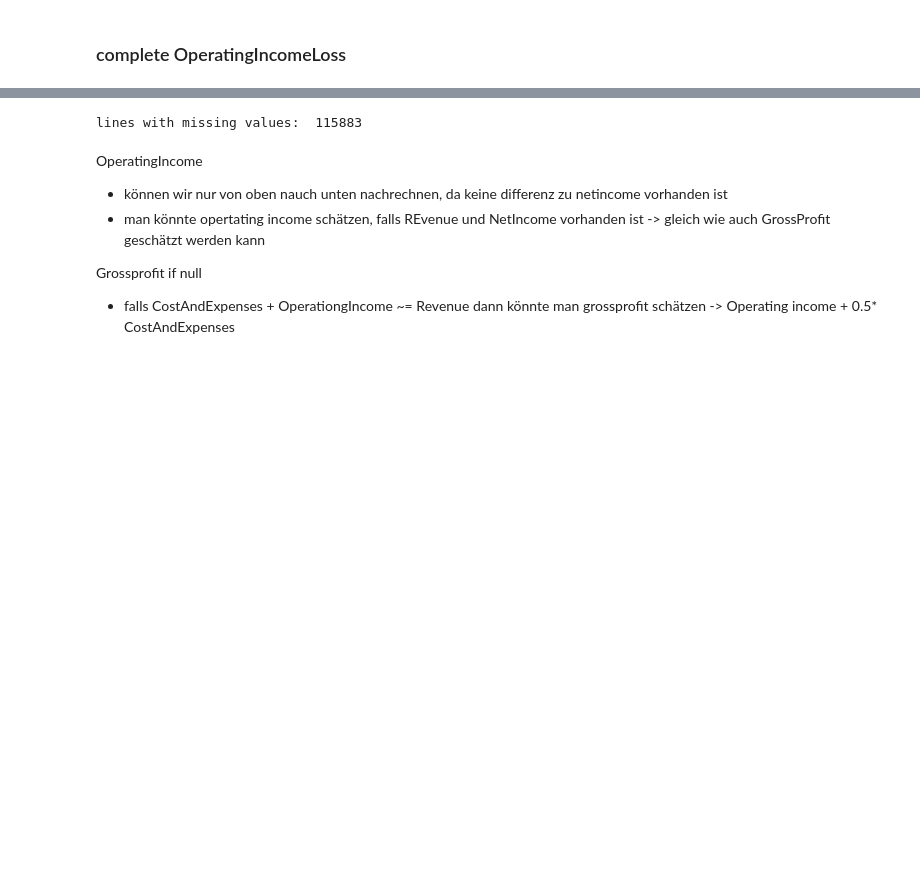
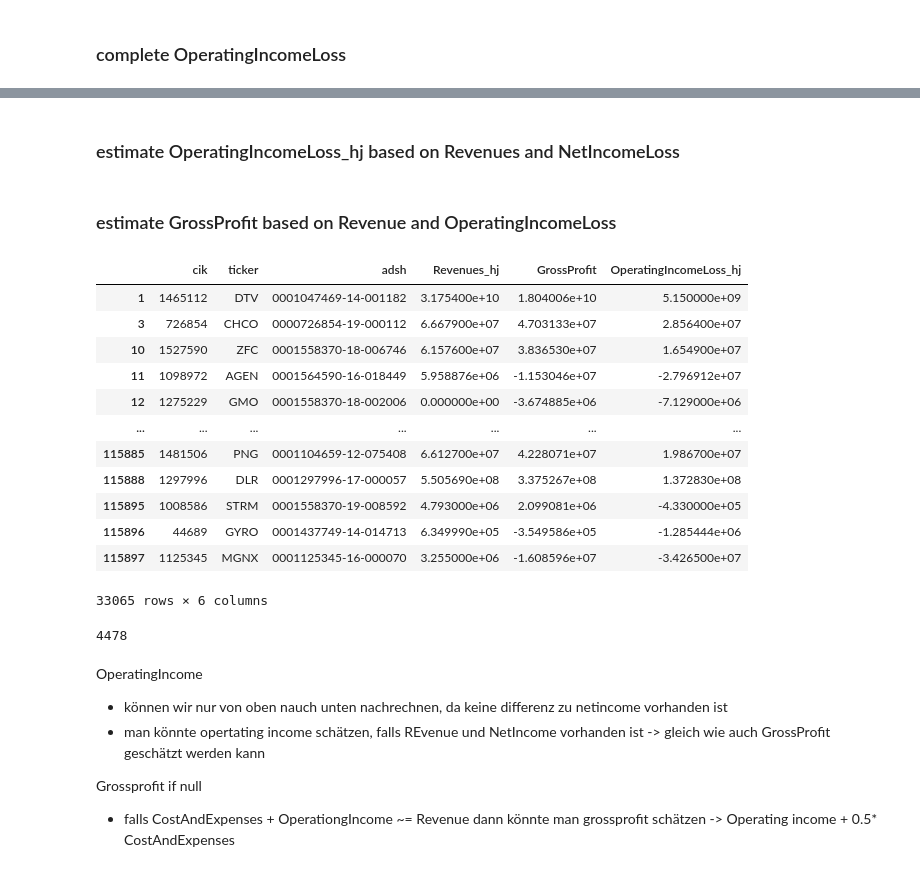
Before and after one commit to HansjoergW/bfh_mt_hs2020_sec_data, a Jupyter notebook: 05_CompleteAndCombine.ipynb, the cells around one changed output, grey strips where cells are left out. Drawn from its saved outputs; the diff is of its cells as text; code cells hidden in the pictures; blank space fills up the shorter version.

```diff
--- a/05_CompleteAndCombine.ipynb
+++ b/05_CompleteAndCombine.ipynb
@@ -256,0 +243,2 @@ selected_cols = is_df[selection][['Revenues_hj','GrossProfit','OperatingIncomeLo
+# %% [markdown]
+### estimate OperatingIncomeLoss_hj based on Revenues and NetIncomeLoss
@@ -256,0 +247,2 @@ selected_cols = is_df[selection][['Revenues_hj','GrossProfit','OperatingIncomeLo
+# %% [markdown]
+### estimate GrossProfit based on Revenue and OperatingIncomeLoss
@@ -257,10 +263,23 @@ selected_cols = is_df[selection][['Revenues_hj','GrossProfit','OperatingIncomeLo
+# %%
+is_df[do_updated_grossprofit][['cik','ticker','adsh','Revenues_hj','GrossProfit','OperatingIncomeLoss_hj']]
+# %% [output]
+|  | cik | ticker | adsh | Revenues_hj | GrossProfit | OperatingIncomeLoss_hj |
+| 1 | 1465112 | DTV | 0001047469-14-001182 | 3.175400e+10 | 1.804006e+10 | 5.150000e+09 |
+| 3 | 726854 | CHCO | 0000726854-19-000112 | 6.667900e+07 | 4.703133e+07 | 2.856400e+07 |
+| 10 | 1527590 | ZFC | 0001558370-18-006746 | 6.157600e+07 | 3.836530e+07 | 1.654900e+07 |
+| 11 | 1098972 | AGEN | 0001564590-16-018449 | 5.958876e+06 | -1.153046e+07 | -2.796912e+07 |
+| 12 | 1275229 | GMO | 0001558370-18-002006 | 0.000000e+00 | -3.674885e+06 | -7.129000e+06 |
+| ... | ... | ... | ... | ... | ... | ... |
+| 115885 | 1481506 | PNG | 0001104659-12-075408 | 6.612700e+07 | 4.228071e+07 | 1.986700e+07 |
+| 115888 | 1297996 | DLR | 0001297996-17-000057 | 5.505690e+08 | 3.375267e+08 | 1.372830e+08 |
+| 115895 | 1008586 | STRM | 0001558370-19-008592 | 4.793000e+06 | 2.099081e+06 | -4.330000e+05 |
+| 115896 | 44689 | GYRO | 0001437749-14-014713 | 6.349990e+05 | -3.549586e+05 | -1.285444e+06 |
+| 115897 | 1125345 | MGNX | 0001125345-16-000070 | 3.255000e+06 | -1.608596e+07 | -3.426500e+07 |
+33065 rows × 6 columns
 # %%
-do_set = (is_df.Revenues_hj.notnull()  & is_df.GrossProfit.notnull()  & is_df.OperatingIncomeLoss_hj.isnull())
+(is_df.Revenues_hj.isnull() | is_df.GrossProfit.isnull() | is_df.OperatingIncomeLoss_hj.isnull() | is_df.NetIncomeLoss_hj.isnull()).sum()
+# %% [output]
+4478
-# %%
-is_df = load_data("is")
-count_null(is_df)
-# %% [output]
-lines with missing values:  115883
 # %% [markdown]
 OperatingIncome
 - können wir nur von oben nauch unten nachrechnen, da keine differenz zu netincome vorhanden ist
```
Also changed, not shown: parts of 11 cells of this notebook, 1 other file.
